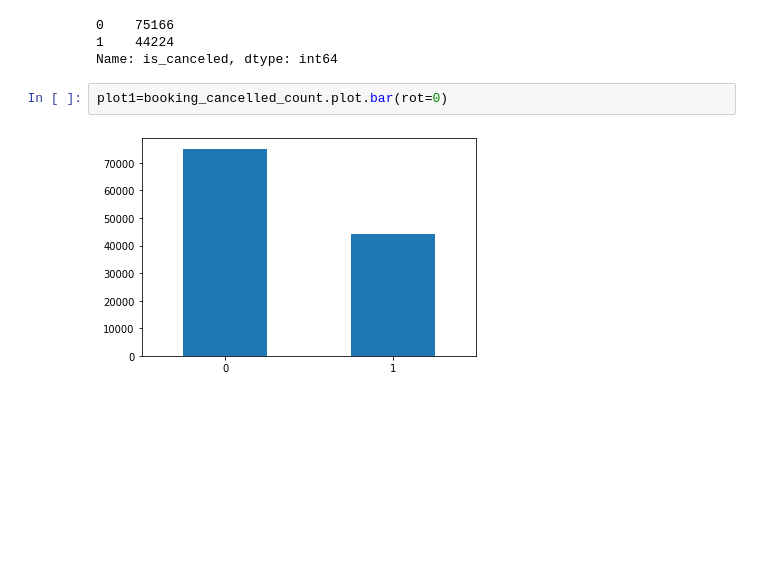
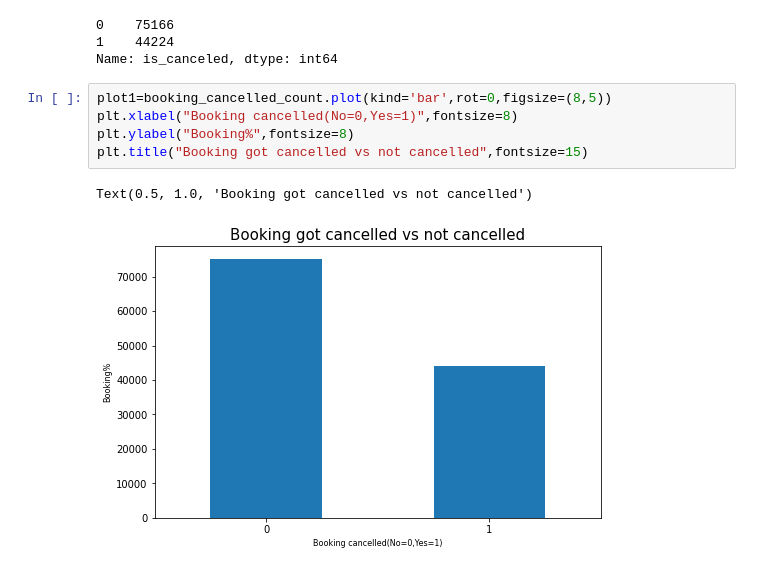
Before and after one commit to kfaisalofficial/Hotel-booking-analysis, a Jupyter notebook: Copy_of_Hotel_Booking_Analysis_Capstone_Project.ipynb, the cells around one changed output. Drawn from its saved outputs; the diff is of its cells as text; blank space fills up the shorter version.

```diff
--- a/Copy_of_Hotel_Booking_Analysis_Capstone_Project.ipynb
+++ b/Copy_of_Hotel_Booking_Analysis_Capstone_Project.ipynb
@@ -125,7 +125,11 @@ booking_cancelled_count
 0    75166
 1    44224
 Name: is_canceled, dtype: int64
-# %%
-plot1=booking_cancelled_count.plot.bar(rot=0)
-# %% [output]
-[figure, removed]
+# %%
+plot1=booking_cancelled_count.plot(kind='bar',rot=0,figsize=(8,5))
+plt.xlabel("Booking cancelled(No=0,Yes=1)",fontsize=8)
+plt.ylabel("Booking%",fontsize=8)
+plt.title("Booking got cancelled vs not cancelled",fontsize=15)
+# %% [output]
+Text(0.5, 1.0, 'Booking got cancelled vs not cancelled')
+[figure, added]
```
Also changed, not shown: parts of 1 cell of this notebook.
